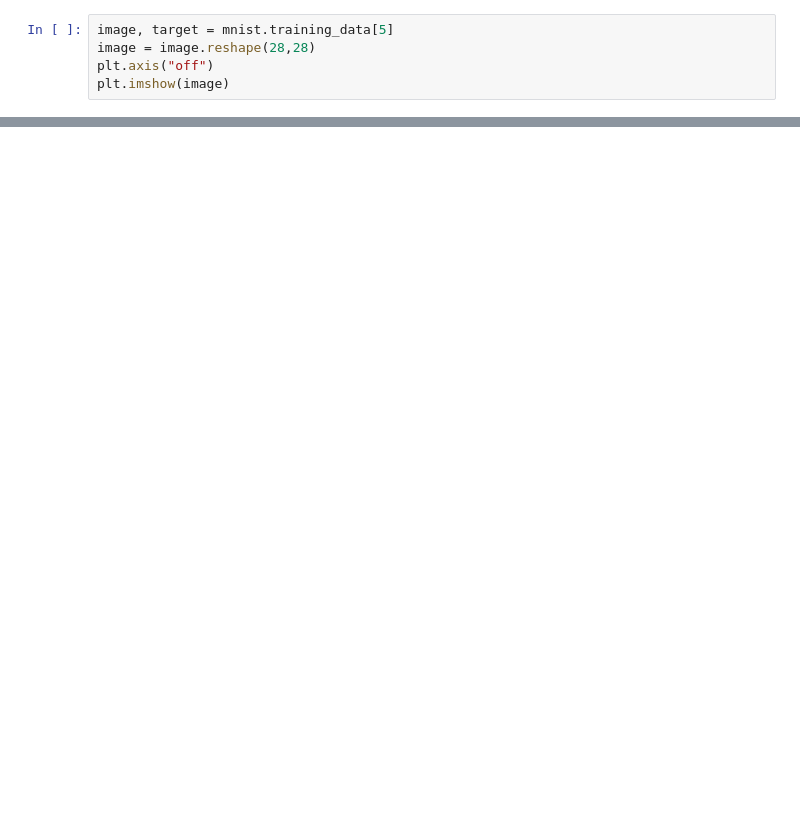
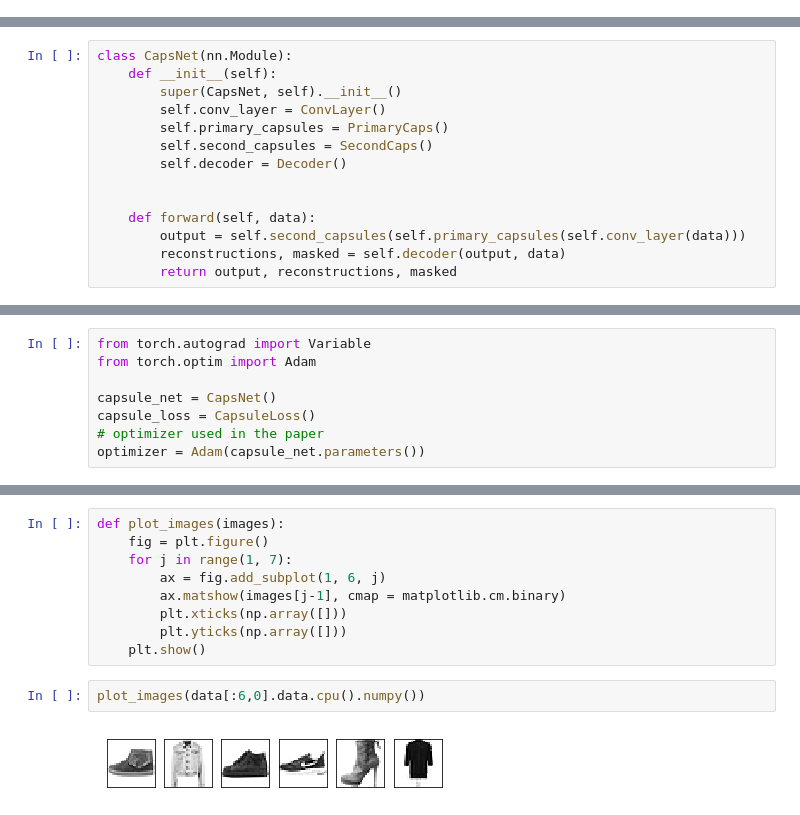
Before and after one commit to cbu-novatec/CapsNet_PyTorch, a Jupyter notebook: CapsNet PyTorch.ipynb, the cells around one changed output, grey strips where cells are left out. Cells and saved outputs as stored; diff of their text form; blank space fills up the shorter version.

Commit message:
More detail in ReadMe, code structured, visualizations added

```diff
--- a/CapsNet PyTorch.ipynb
+++ b/CapsNet PyTorch.ipynb
@@ -336,5 +0,0 @@ plot_images_separately(reconstructions[:6,0].data.cpu().numpy())
-# %%
-image, target = mnist.training_data[5]
-image = image.reshape(28,28)
-plt.axis("off")
-plt.imshow(image)
@@ -343,0 +207,14 @@ plt.imshow(image)
+# %%
+class CapsNet(nn.Module):
+    def __init__(self):
+        super(CapsNet, self).__init__()
+        self.conv_layer = ConvLayer()
+        self.primary_capsules = PrimaryCaps()
+        self.second_capsules = SecondCaps()
+        self.decoder = Decoder()
+
+
+    def forward(self, data):
+        output = self.second_capsules(self.primary_capsules(self.conv_layer(data)))
+        reconstructions, masked = self.decoder(output, data)
+        return output, reconstructions, masked
@@ -343,0 +265,8 @@ plt.imshow(image)
+# %%
+from torch.autograd import Variable
+from torch.optim import Adam
+
+capsule_net = CapsNet()
+capsule_loss = CapsuleLoss()
+# optimizer used in the paper
+optimizer = Adam(capsule_net.parameters())
@@ -343,0 +333,13 @@ plt.imshow(image)
+# %%
+def plot_images(images):
+    fig = plt.figure()
+    for j in range(1, 7):
+        ax = fig.add_subplot(1, 6, j)
+        ax.matshow(images[j-1], cmap = matplotlib.cm.binary)
+        plt.xticks(np.array([]))
+        plt.yticks(np.array([]))
+    plt.show()
+# %%
+plot_images(data[:6,0].data.cpu().numpy())
+# %% [output]
+[figure, added]
```
Also changed, not shown: parts of 47 cells of this notebook, 1 other file.
